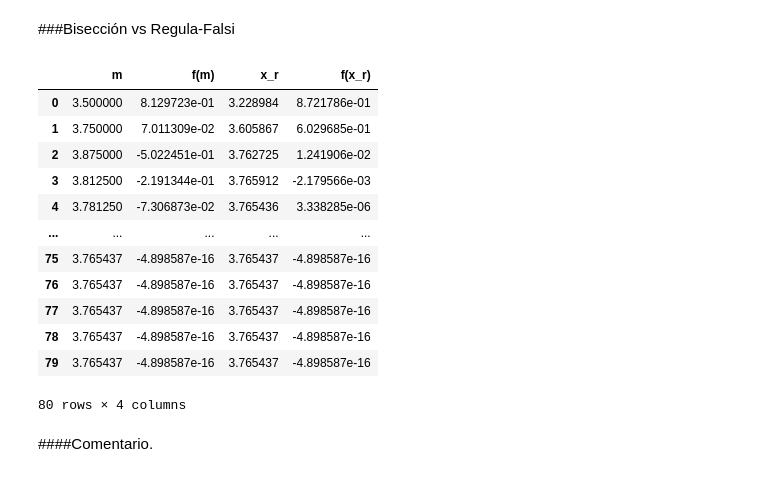
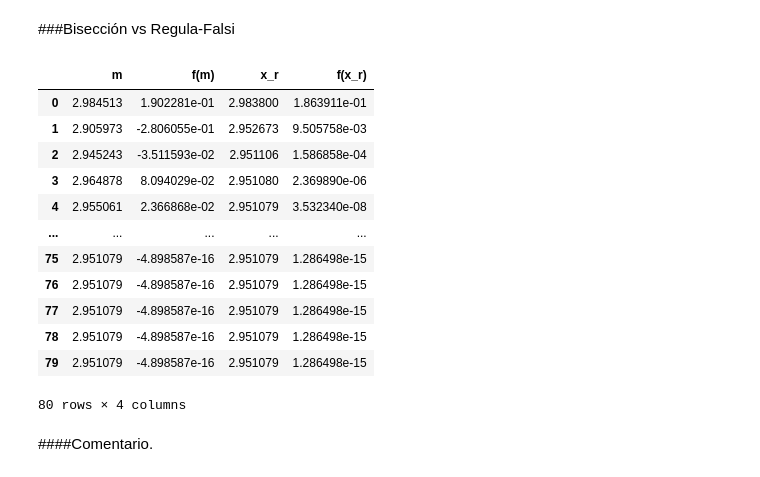
Before and after one commit to LucasRobles2323/Tarea1-MetodosNumericos, a Jupyter notebook: Tarea1.ipynb, the cells around one changed output. Saved outputs shown, nothing was run; the diff lists cells and outputs as text; code cells hidden in the pictures.

```diff
--- a/Tarea1.ipynb
+++ b/Tarea1.ipynb
@@ -502,6 +502,12 @@ Debido a que es una función seno y coseno, sus raices se encuentran en terminos
 import math
 
 def BusquedaIncremental(x, delta):
+    """
+      Generalmente se usa para retornar el primer intervalo donde haya una raíz
+      que el método encuentre. Pero lo use para retornar todos los intervalos
+      donde existe raíz en una lista. El normal solo habria que cambiar una linera
+    """
+
     Intervalos = [] # Guardara todos los intervalos encontrados por el Método
 
     # Inicializando variables que marcan el intervalo
@@ -512,6 +518,9 @@ def BusquedaIncremental(x, delta):
         fA = f(float(a))
         fB = f(float(b))
         if fB * fA < 0:
+            # Si desea que solo retonre el primer intervalo que encuentre,
+            # entonces dentro de este if debe poner return a,b
+            # asi retornara el primer intervalo con raíz que encuentre.
             Intervalos.append((a,b))
         a += delta
         b += delta
@@ -561,3 +573,6 @@ for i in range(len(intervalos)):
+# %%
+intervaloA = 2.827433388230814
+intervaloB = 3.141592653589793
 # %% [markdown]
 ![image.png](embedded-picture-1)
 # %% [markdown]
@@ -645,7 +660,7 @@ def RegulaFalsiMethodPrecise(a,b):
     return X, Y,raices
 
 def mainRegulaFalsi(a,b,verbose=True):
-    posiblesRegulaFalsi, resultPosiblesRaicesRegulaFalsi = RegulaFalsiMethodPrecise(a,b)
+    posiblesRegulaFalsi, resultPosiblesRaicesRegulaFalsi,resultadosRegulaFalsi = RegulaFalsiMethodPrecise(a,b)
     if verbose:
         print(f"Intervalo evaluado por el método Regula-Falsi: [{a}, {b}]")
         print(f"Números evaluados = {posiblesRegulaFalsi}")
@@ -672,29 +687,29 @@ Como usamos Python, en algún momento aproximara el resultado de $f(x)$ a $0.0$,
 # %%
 import pandas as pd
 
-xBiseccion, yBiseccion, mBiseccion = BiseccionMethodPrecise(3.0,4.0)
+xBiseccion, yBiseccion = mainBiseccion(intervaloA, intervaloB,False)
 
-xRegulaFalsi,yRegulaFalsi, xrRegulaFalsi = RegulaFalsiMethodPrecise(3.0,4.0)
+xRegulaFalsi,yRegulaFalsi = mainRegulaFalsi(intervaloA, intervaloB,False)
 
-BiseccionVsRegulaFalsi = pd.DataFrame({"m": xBiseccion,
-                                        "f(m)": yBiseccion,
-                                        "x_r": xRegulaFalsi,
-                                        "f(x_r)": yRegulaFalsi})
+BiseccionVsRegulaFalsi = pd.DataFrame({"m ": xBiseccion,
+                                        "f(m) ": yBiseccion,
+                                        "x_r ": xRegulaFalsi,
+                                        "f(x_r) ": yRegulaFalsi})
 
 BiseccionVsRegulaFalsi
 # %% [output]
 |  | m | f(m) | x_r | f(x_r) |
-| 0 | 3.500000 | 8.129723e-01 | 3.228984 | 8.721786e-01 |
-| 1 | 3.750000 | 7.011309e-02 | 3.605867 | 6.029685e-01 |
-| 2 | 3.875000 | -5.022451e-01 | 3.762725 | 1.241906e-02 |
-| 3 | 3.812500 | -2.191344e-01 | 3.765912 | -2.179566e-03 |
-| 4 | 3.781250 | -7.306873e-02 | 3.765436 | 3.338285e-06 |
+| 0 | 2.984513 | 1.902281e-01 | 2.983800 | 1.863911e-01 |
+| 1 | 2.905973 | -2.806055e-01 | 2.952673 | 9.505758e-03 |
+| 2 | 2.945243 | -3.511593e-02 | 2.951106 | 1.586858e-04 |
+| 3 | 2.964878 | 8.094029e-02 | 2.951080 | 2.369890e-06 |
+| 4 | 2.955061 | 2.366868e-02 | 2.951079 | 3.532340e-08 |
 | ... | ... | ... | ... | ... |
-| 75 | 3.765437 | -4.898587e-16 | 3.765437 | -4.898587e-16 |
-| 76 | 3.765437 | -4.898587e-16 | 3.765437 | -4.898587e-16 |
-| 77 | 3.765437 | -4.898587e-16 | 3.765437 | -4.898587e-16 |
-| 78 | 3.765437 | -4.898587e-16 | 3.765437 | -4.898587e-16 |
-| 79 | 3.765437 | -4.898587e-16 | 3.765437 | -4.898587e-16 |
+| 75 | 2.951079 | -4.898587e-16 | 2.951079 | 1.286498e-15 |
+| 76 | 2.951079 | -4.898587e-16 | 2.951079 | 1.286498e-15 |
+| 77 | 2.951079 | -4.898587e-16 | 2.951079 | 1.286498e-15 |
+| 78 | 2.951079 | -4.898587e-16 | 2.951079 | 1.286498e-15 |
+| 79 | 2.951079 | -4.898587e-16 | 2.951079 | 1.286498e-15 |
 80 rows × 4 columns
 # %% [markdown]
 ####Comentario.
```
Also changed, not shown: parts of 13 cells of this notebook.
